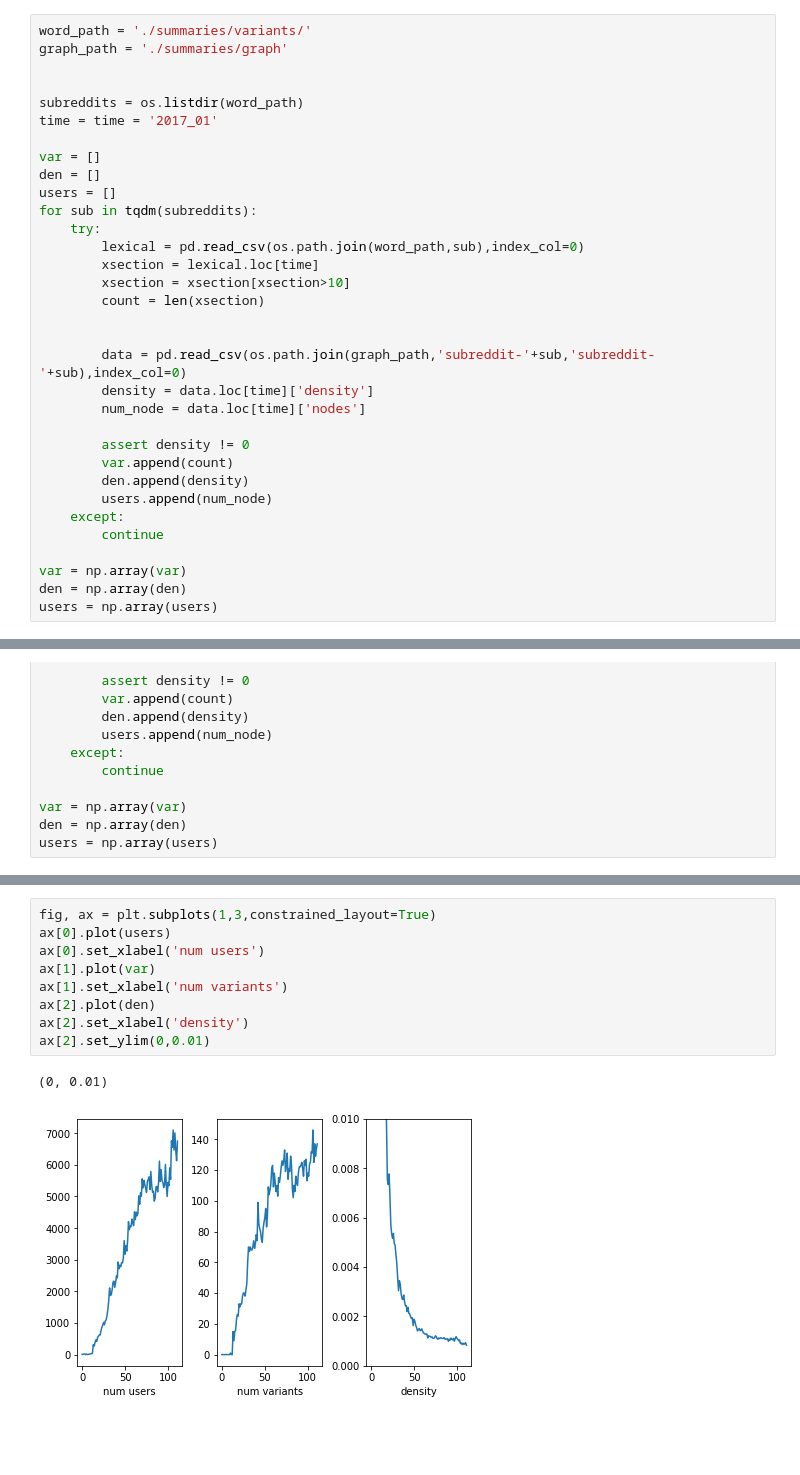
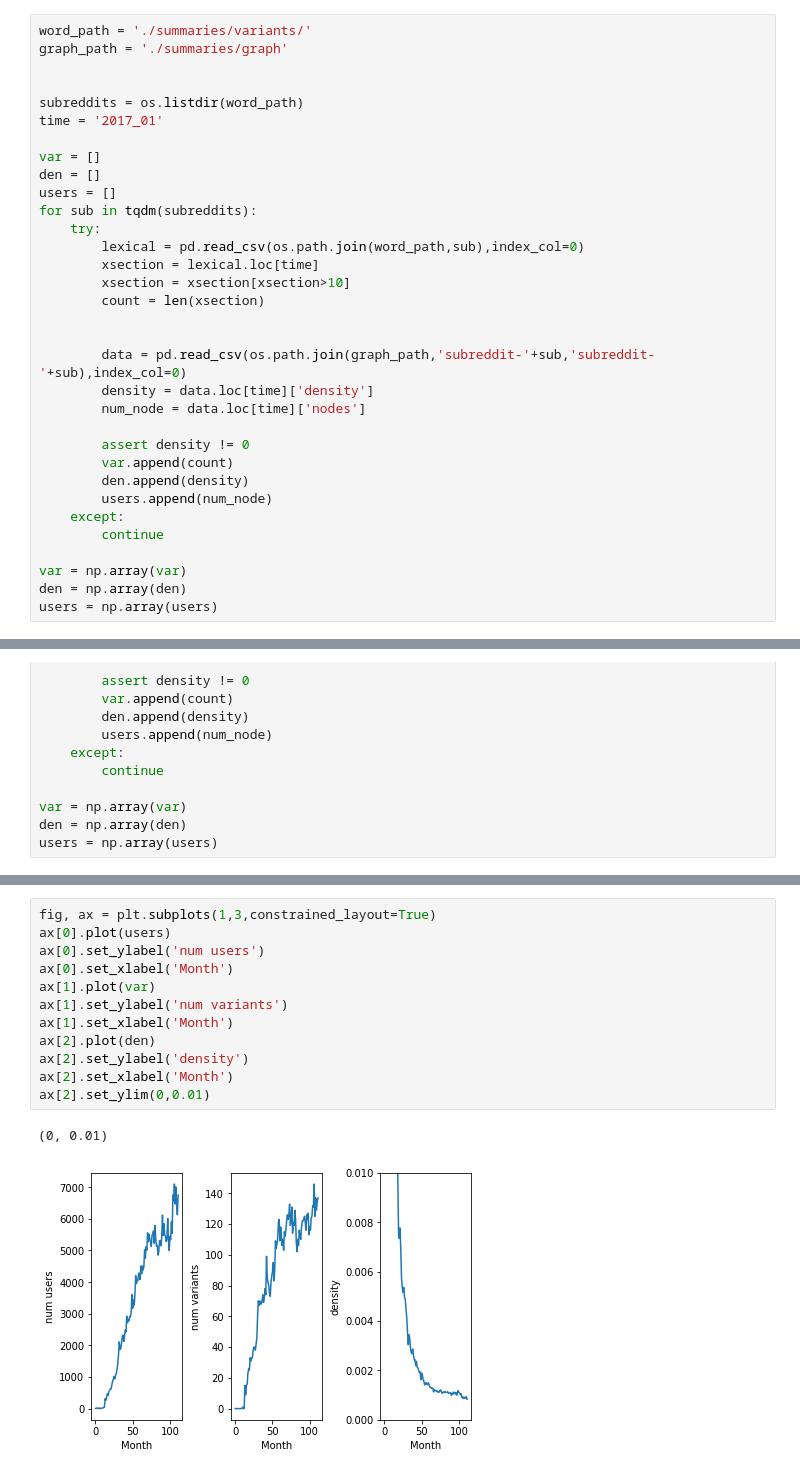
Before and after one commit to lingjzhu/reddit_network, a Jupyter notebook: Analysis.ipynb, the cells around one changed output, grey strips where cells are left out. Cells and saved outputs as stored; diff of their text form; blank space fills up the shorter version.

```diff
--- a/Analysis.ipynb
+++ b/Analysis.ipynb
@@ -33,7 +33,7 @@ graph_path = './summaries/graph'
 
 
 subreddits = os.listdir(word_path)
-time = time = '2017_01'
+time = '2017_01'
 
 var = []
 den = []
@@ -167,12 +173,15 @@ plt.scatter(np.log(users),var)
 # %%
 fig, ax = plt.subplots(1,3,constrained_layout=True)
 ax[0].plot(users)
-ax[0].set_xlabel('num users')
+ax[0].set_ylabel('num users')
+ax[0].set_xlabel('Month')
 ax[1].plot(var)
-ax[1].set_xlabel('num variants')
+ax[1].set_ylabel('num variants')
+ax[1].set_xlabel('Month')
 ax[2].plot(den)
-ax[2].set_xlabel('density')
+ax[2].set_ylabel('density')
+ax[2].set_xlabel('Month')
 ax[2].set_ylim(0,0.01)
 # %% [output]
 (0, 0.01)
-[figure, old version]
+[figure, new version]
```
Also changed, not shown: parts of 4 cells of this notebook.
